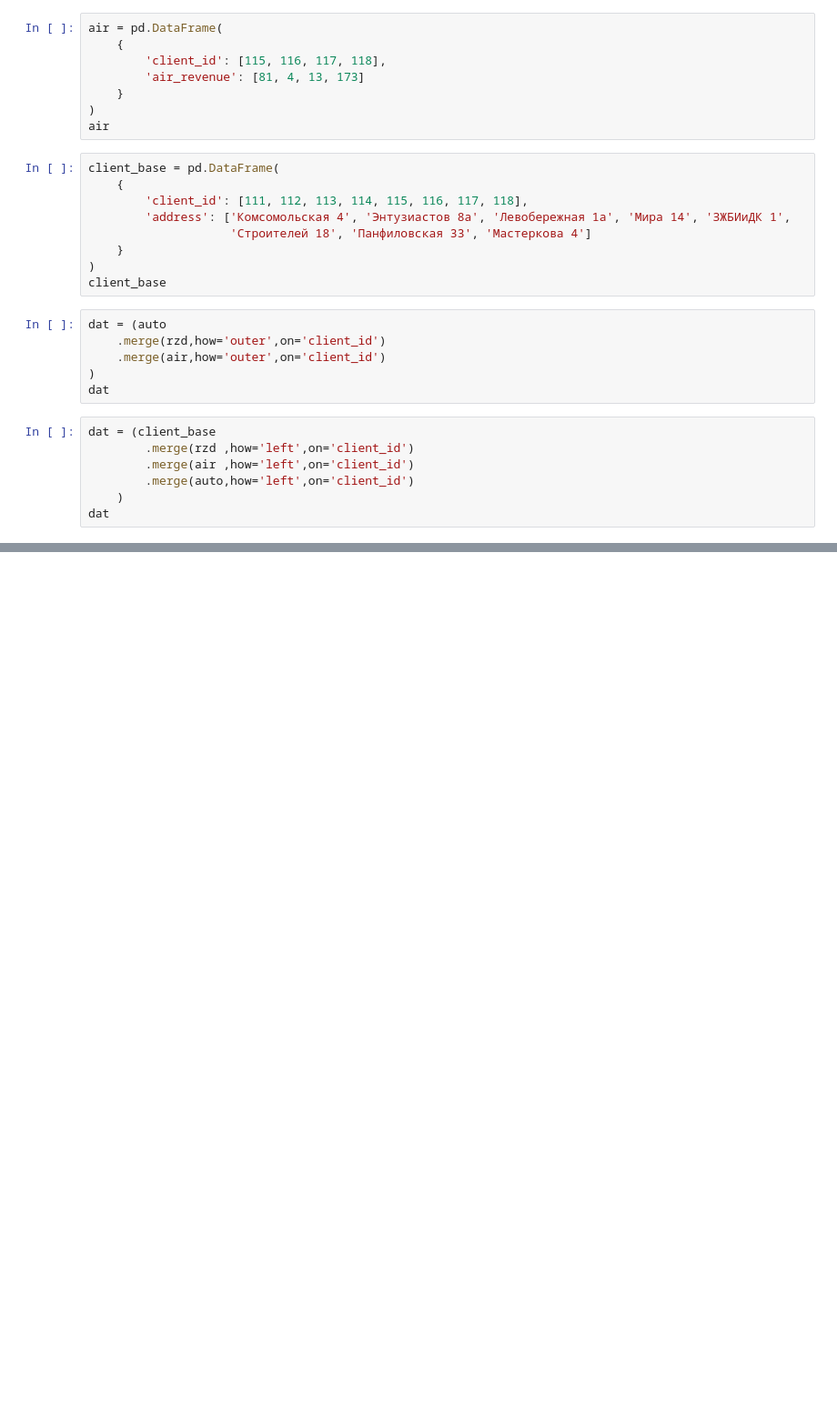
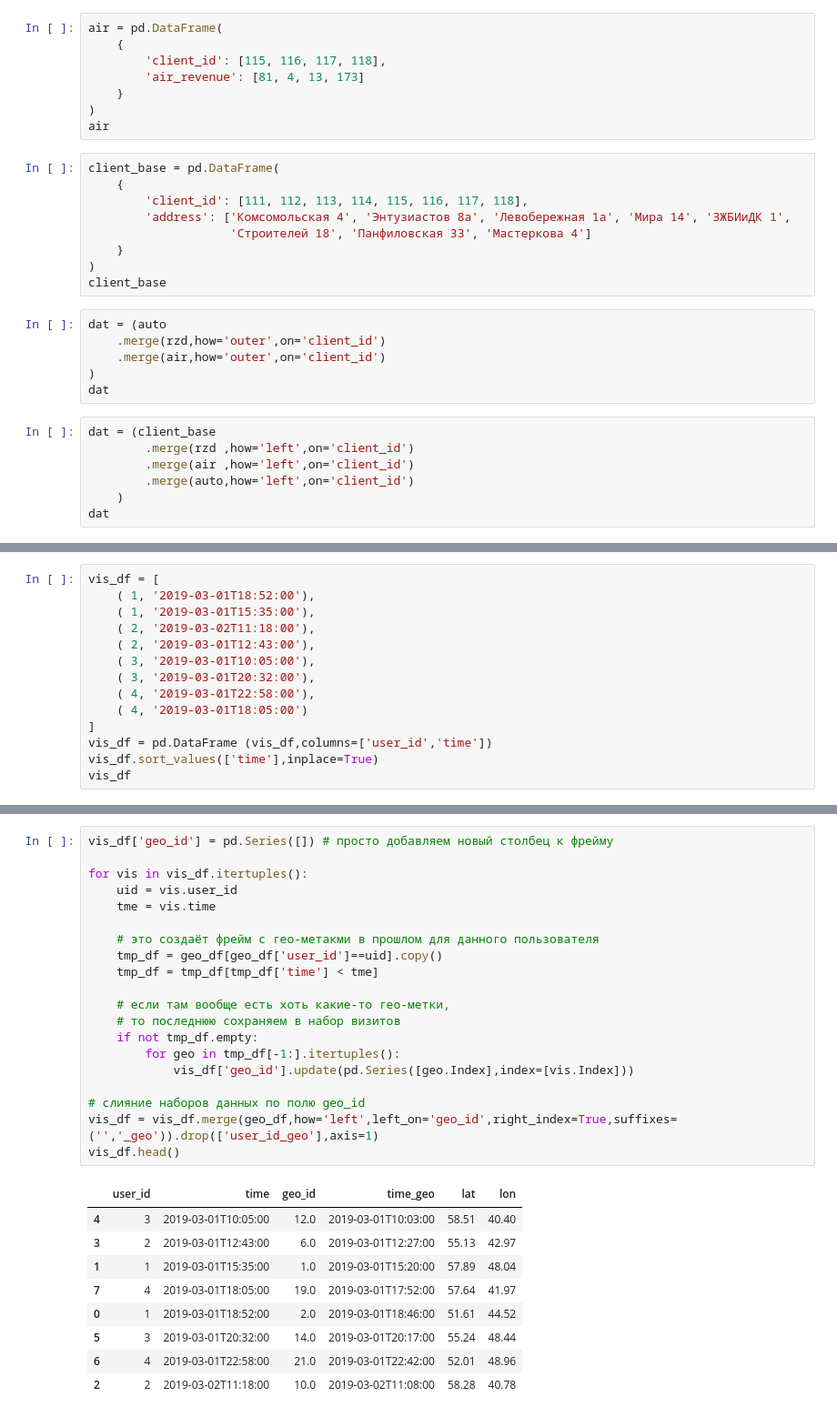
Before and after one commit to tefarov/netology_pyda5, a Jupyter notebook: homework_08.ipynb, the cells around one changed output, grey strips where cells are left out. Shown at 91% size. Cells and saved outputs as stored; diff of their text form; blank space fills up the shorter version.

```diff
--- a/homework_08.ipynb
+++ b/homework_08.ipynb
@@ -99,0 +158,14 @@ dat
+# %%
+vis_df = [
+    ( 1, '2019-03-01T18:52:00'),
+    ( 1, '2019-03-01T15:35:00'),
+    ( 2, '2019-03-02T11:18:00'),
+    ( 2, '2019-03-01T12:43:00'),
+    ( 3, '2019-03-01T10:05:00'),
+    ( 3, '2019-03-01T20:32:00'),
+    ( 4, '2019-03-01T22:58:00'),
+    ( 4, '2019-03-01T18:05:00')
+]
+vis_df = pd.DataFrame (vis_df,columns=['user_id','time'])
+vis_df.sort_values(['time'],inplace=True)
+vis_df
@@ -99,0 +206,30 @@ dat
+# %%
+vis_df['geo_id'] = pd.Series([]) # просто добавляем новый столбец к фрейму
+
+for vis in vis_df.itertuples():
+    uid = vis.user_id
+    tme = vis.time
+
+    # это создаёт фрейм с гео-метакми в прошлом для данного пользователя
+    tmp_df = geo_df[geo_df['user_id']==uid].copy()
+    tmp_df = tmp_df[tmp_df['time'] < tme]
+
+    # если там вообще есть хоть какие-то гео-метки,
+    # то последнюю сохраняем в набор визитов
+    if not tmp_df.empty:
+        for geo in tmp_df[-1:].itertuples():
+            vis_df['geo_id'].update(pd.Series([geo.Index],index=[vis.Index]))
+
+# слияние наборов данных по полю geo_id
+vis_df = vis_df.merge(geo_df,how='left',left_on='geo_id',right_index=True,suffixes=('','_geo')).drop(['user_id_geo'],axis=1)
+vis_df.head()
+# %% [output]
+|  | user_id | time | geo_id | time_geo | lat | lon |
+| 4 | 3 | 2019-03-01T10:05:00 | 12.0 | 2019-03-01T10:03:00 | 58.51 | 40.40 |
+| 3 | 2 | 2019-03-01T12:43:00 | 6.0 | 2019-03-01T12:27:00 | 55.13 | 42.97 |
+| 1 | 1 | 2019-03-01T15:35:00 | 1.0 | 2019-03-01T15:20:00 | 57.89 | 48.04 |
+| 7 | 4 | 2019-03-01T18:05:00 | 19.0 | 2019-03-01T17:52:00 | 57.64 | 41.97 |
+| 0 | 1 | 2019-03-01T18:52:00 | 2.0 | 2019-03-01T18:46:00 | 51.61 | 44.52 |
+| 5 | 3 | 2019-03-01T20:32:00 | 14.0 | 2019-03-01T20:17:00 | 55.24 | 48.44 |
+| 6 | 4 | 2019-03-01T22:58:00 | 21.0 | 2019-03-01T22:42:00 | 52.01 | 48.96 |
+| 2 | 2 | 2019-03-02T11:18:00 | 10.0 | 2019-03-02T11:08:00 | 58.28 | 40.78 |
```
Also changed, not shown: parts of 13 cells of this notebook.
